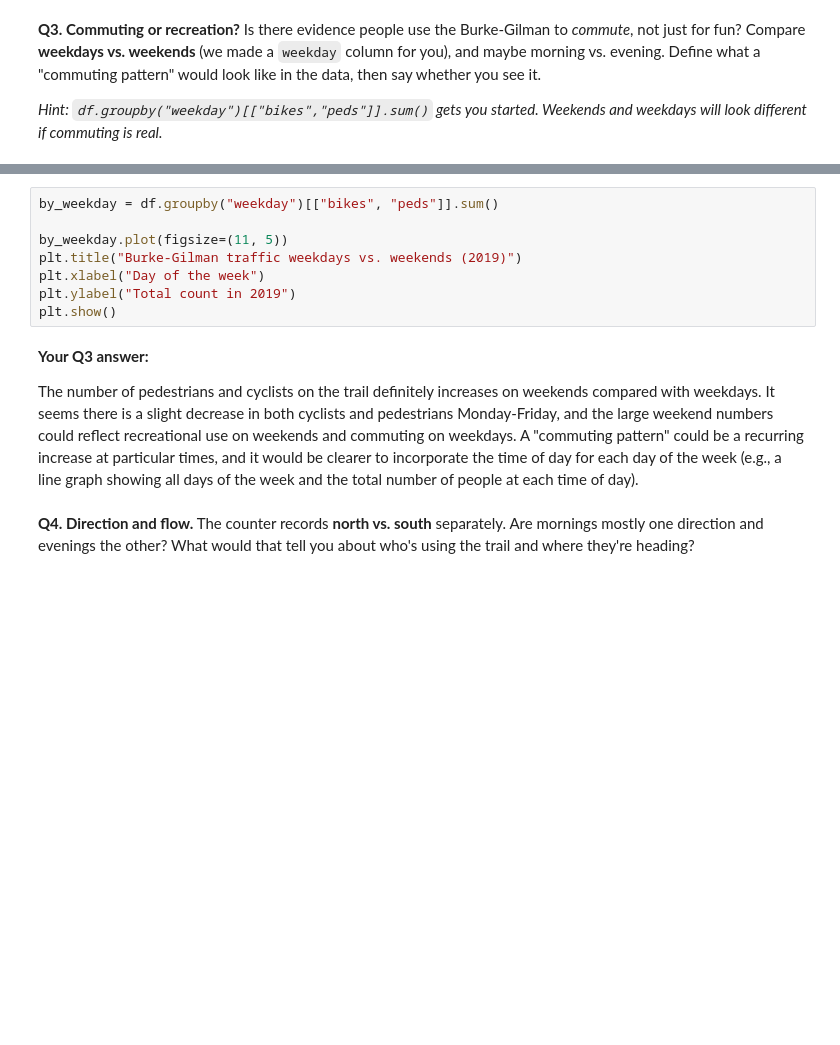
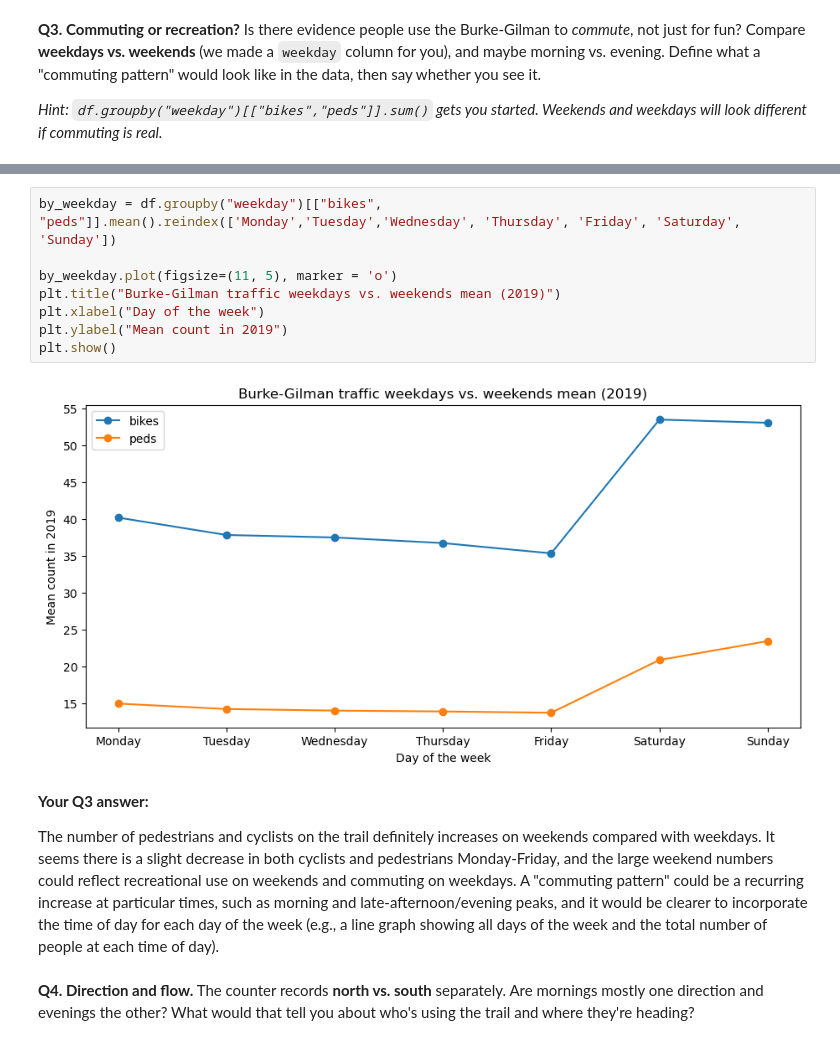
Before and after one commit to mb1804/hcde-410, a Jupyter notebook: A1/A1.ipynb, the cells around one changed output, grey strips where cells are left out. Cells and saved outputs as stored; diff of their text form; blank space fills up the shorter version.

```diff
--- a/A1/A1.ipynb
+++ b/A1/A1.ipynb
@@ -152,15 +199,17 @@ plt.show()
 # %%
-by_weekday = df.groupby("weekday")[["bikes", "peds"]].sum()
+by_weekday = df.groupby("weekday")[["bikes", "peds"]].mean().reindex(['Monday','Tuesday','Wednesday', 'Thursday', 'Friday', 'Saturday', 'Sunday'])
 
-by_weekday.plot(figsize=(11, 5))
-plt.title("Burke-Gilman traffic weekdays vs. weekends (2019)")
+by_weekday.plot(figsize=(11, 5), marker = 'o')
+plt.title("Burke-Gilman traffic weekdays vs. weekends mean (2019)")
 plt.xlabel("Day of the week")
-plt.ylabel("Total count in 2019")
+plt.ylabel("Mean count in 2019")
 plt.show()
+# %% [output]
+[figure, added]
 # %% [markdown]
 **Your Q3 answer:**
 
-The number of pedestrians and cyclists on the trail definitely increases on weekends compared with weekdays. It seems there is a slight decrease in both cyclists and pedestrians Monday-Friday, and the large weekend numbers could reflect recreational use on weekends and commuting on weekdays. A "commuting pattern" could be a recurring increase at particular times, and it would be clearer to incorporate the time of day for each day of the week (e.g., a line graph showing all days of the week and the total number of people at each time of day).
+The number of pedestrians and cyclists on the trail definitely increases on weekends compared with weekdays. It seems there is a slight decrease in both cyclists and pedestrians Monday-Friday, and the large weekend numbers could reflect recreational use on weekends and commuting on weekdays. A "commuting pattern" could be a recurring increase at particular times, such as morning and late-afternoon/evening peaks, and it would be clearer to incorporate the time of day for each day of the week (e.g., a line graph showing all days of the week and the total number of people at each time of day).
 # %% [markdown]
 **Q4. Direction and flow.**
 The counter records **north vs. south** separately. Are mornings mostly one direction and evenings the other? What would that tell you about who's using the trail and where they're heading?
```
Also changed, not shown: parts of 11 cells of this notebook, 1 other file.
